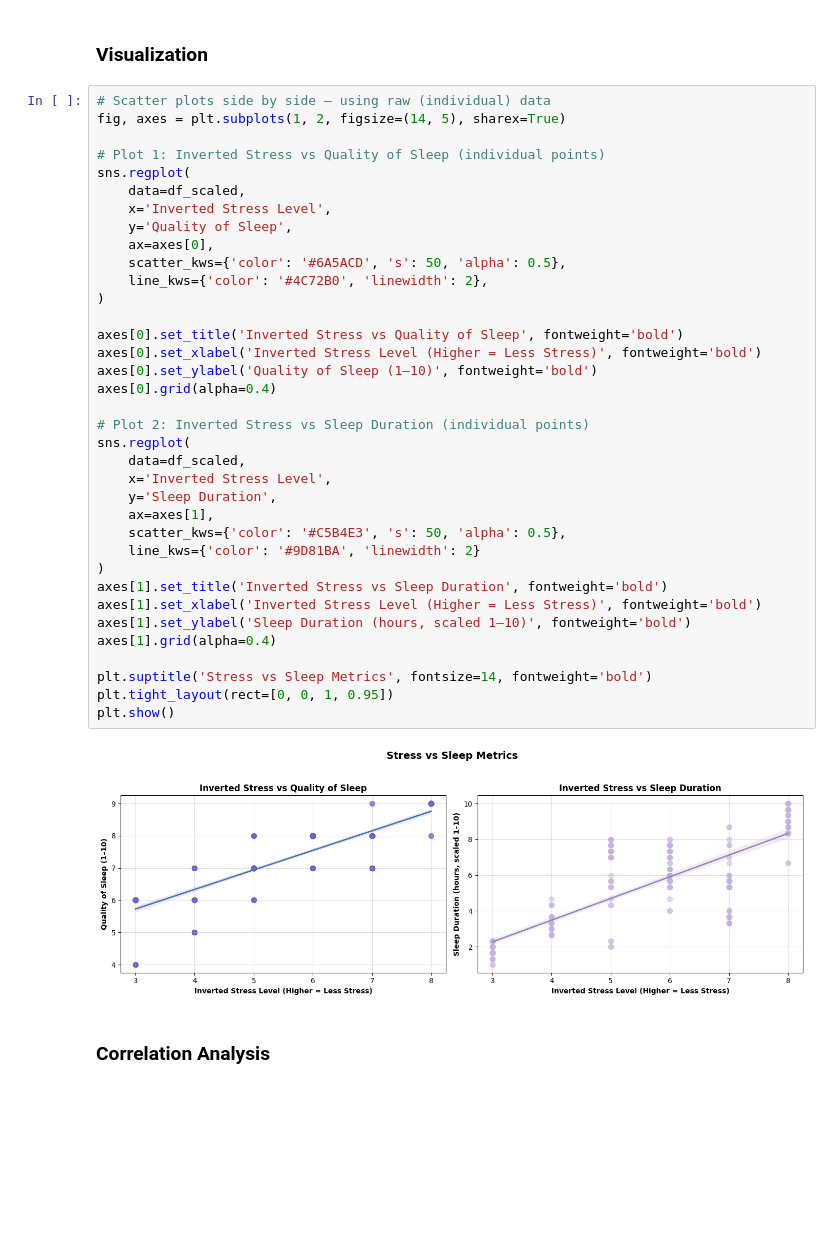
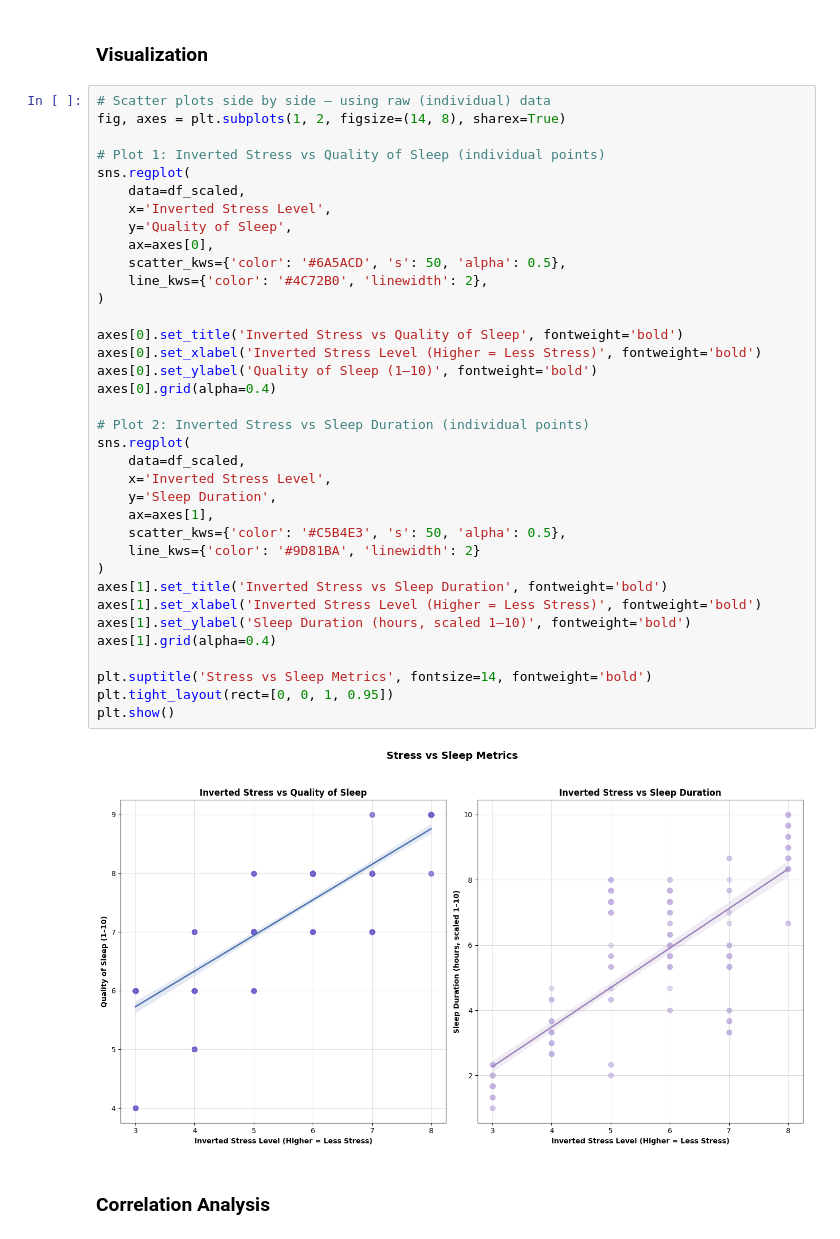
Before and after one commit to HunterTzou/DATA_110_FALL_2025, a Jupyter notebook: Tzou_Hunter_Sleep_Study.ipynb, the cells around one changed output. Drawn from its saved outputs; the diff is of its cells as text; blank space fills up the shorter version.

```diff
--- a/Tzou_Hunter_Sleep_Study.ipynb
+++ b/Tzou_Hunter_Sleep_Study.ipynb
@@ -417,7 +416,7 @@ plt.show()
 ### Visualization
 # %%
 # Scatter plots side by side — using raw (individual) data
-fig, axes = plt.subplots(1, 2, figsize=(14, 5), sharex=True)
+fig, axes = plt.subplots(1, 2, figsize=(14, 8), sharex=True)
 
 # Plot 1: Inverted Stress vs Quality of Sleep (individual points)
 sns.regplot(
@@ -425,34 +424,34 @@ sns.regplot(
     x='Inverted Stress Level',
     y='Quality of Sleep',
     ax=axes[0],
     scatter_kws={'color': '#6A5ACD', 's': 50, 'alpha': 0.5},
     line_kws={'color': '#4C72B0', 'linewidth': 2},
 )
 
 axes[0].set_title('Inverted Stress vs Quality of Sleep', fontweight='bold')
 axes[0].set_xlabel('Inverted Stress Level (Higher = Less Stress)', fontweight='bold')
 axes[0].set_ylabel('Quality of Sleep (1–10)', fontweight='bold')
 axes[0].grid(alpha=0.4)
 
 # Plot 2: Inverted Stress vs Sleep Duration (individual points)
 sns.regplot(
     data=df_scaled,
     x='Inverted Stress Level',
     y='Sleep Duration',
     ax=axes[1],
     scatter_kws={'color': '#C5B4E3', 's': 50, 'alpha': 0.5},
     line_kws={'color': '#9D81BA', 'linewidth': 2}
 )
 axes[1].set_title('Inverted Stress vs Sleep Duration', fontweight='bold')
 axes[1].set_xlabel('Inverted Stress Level (Higher = Less Stress)', fontweight='bold')
 axes[1].set_ylabel('Sleep Duration (hours, scaled 1–10)', fontweight='bold')
 axes[1].grid(alpha=0.4)
 
 plt.suptitle('Stress vs Sleep Metrics', fontsize=14, fontweight='bold')
 plt.tight_layout(rect=[0, 0, 1, 0.95])
 plt.show()
 # %% [output]
-[figure, old version]
+[figure, new version]
 # %% [markdown]
 ### Correlation Analysis
 # %%
```
Also changed, not shown: parts of 23 cells of this notebook.
